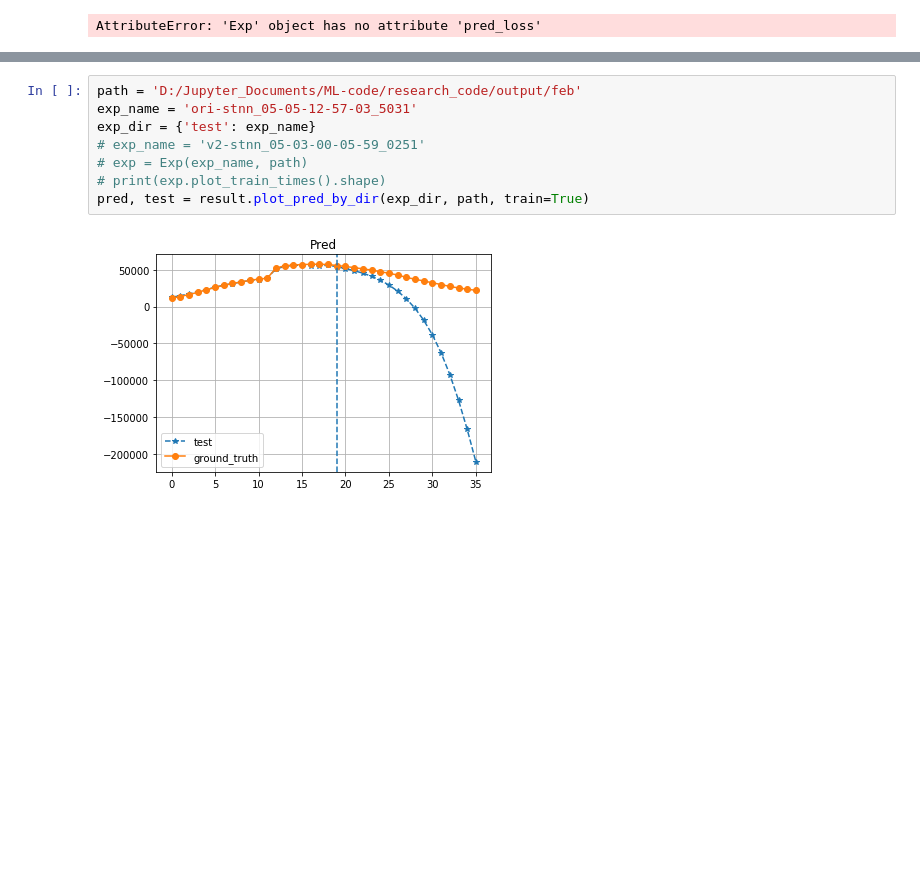
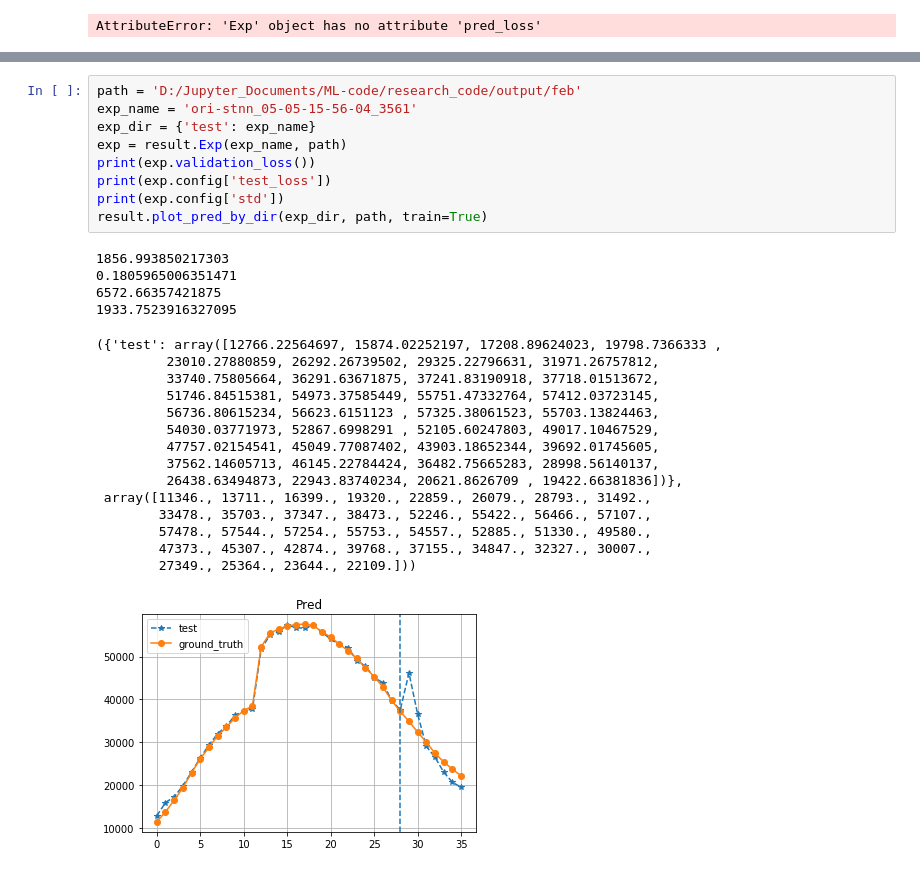
Before and after one commit to wtding1998/RNN_nCov, a Jupyter notebook: disease_analysis.ipynb, the cells around one changed output, grey strips where cells are left out. Drawn from its saved outputs; the diff is of its cells as text; blank space fills up the shorter version.

```diff
--- a/disease_analysis.ipynb
+++ b/disease_analysis.ipynb
@@ -673,10 +691,29 @@ result.plot_pred_by_dir(exp_dir, path, train=False)
 # %%
 path = 'D:/Jupyter_Documents/ML-code/research_code/output/feb'
-exp_name = 'ori-stnn_05-05-12-57-03_5031'
+exp_name = 'ori-stnn_05-05-15-56-04_3561'
 exp_dir = {'test': exp_name}
-# exp_name = 'v2-stnn_05-03-00-05-59_0251'
-# exp = Exp(exp_name, path)
-# print(exp.plot_train_times().shape)
-pred, test = result.plot_pred_by_dir(exp_dir, path, train=True)
+exp = result.Exp(exp_name, path)
+print(exp.validation_loss())
+print(exp.config['test_loss'])
+print(exp.config['std'])
+result.plot_pred_by_dir(exp_dir, path, train=True)
 # %% [output]
+1856.993850217303
+0.1805965006351471
+6572.66357421875
+1933.7523916327095
+({'test': array([12766.22564697, 15874.02252197, 17208.89624023, 19798.7366333 ,
+         23010.27880859, 26292.26739502, 29325.22796631, 31971.26757812,
+         33740.75805664, 36291.63671875, 37241.83190918, 37718.01513672,
+         51746.84515381, 54973.37585449, 55751.47332764, 57412.03723145,
+         56736.80615234, 56623.6151123 , 57325.38061523, 55703.13824463,
+         54030.03771973, 52867.6998291 , 52105.60247803, 49017.10467529,
+         47757.02154541, 45049.77087402, 43903.18652344, 39692.01745605,
+         37562.14605713, 46145.22784424, 36482.75665283, 28998.56140137,
+         26438.63494873, 22943.83740234, 20621.8626709 , 19422.66381836])},
+ array([11346., 13711., 16399., 19320., 22859., 26079., 28793., 31492.,
+        33478., 35703., 37347., 38473., 52246., 55422., 56466., 57107.,
+        57478., 57544., 57254., 55753., 54557., 52885., 51330., 49580.,
+        47373., 45307., 42874., 39768., 37155., 34847., 32327., 30007.,
+        27349., 25364., 23644., 22109.]))
-[figure, old version]
+[figure, new version]
```
Also changed, not shown: parts of 2 cells of this notebook, 7 other files.
